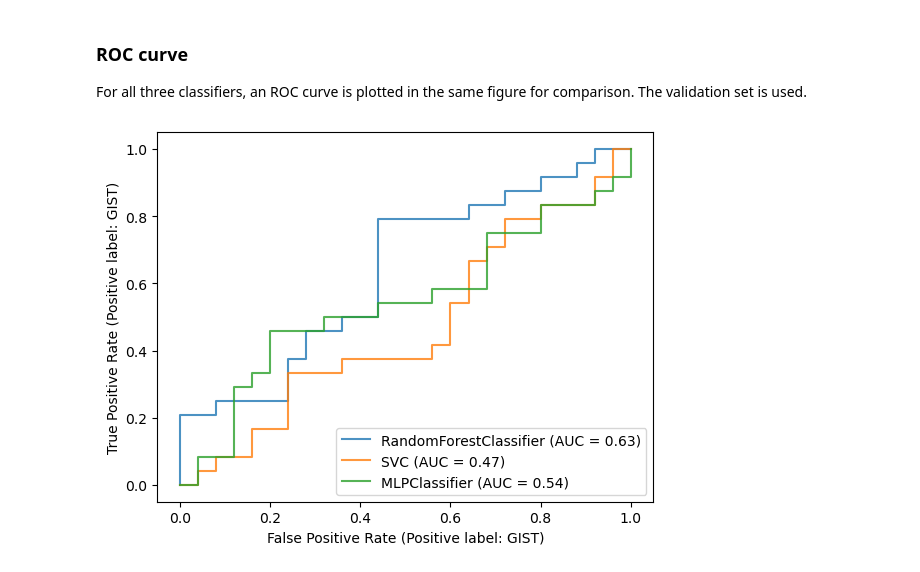
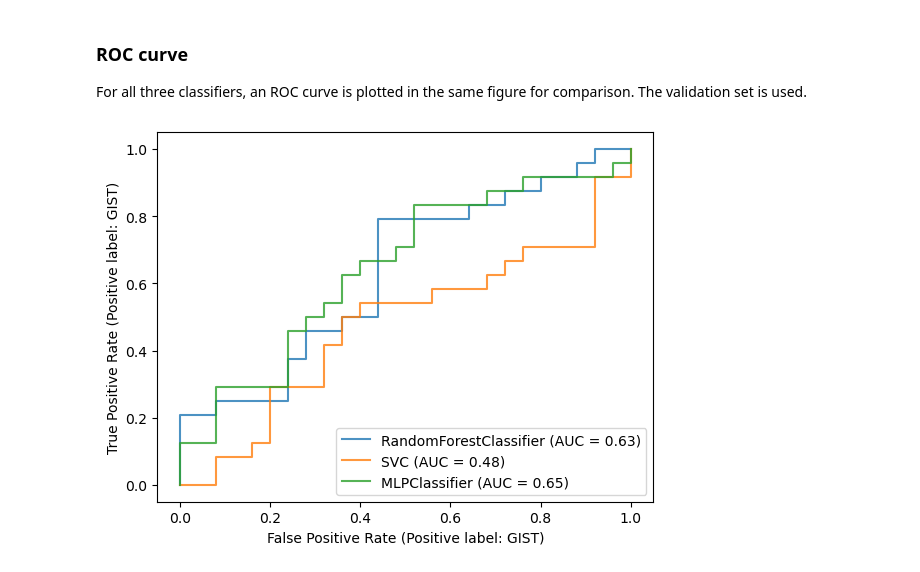
Before and after one commit to ecmbuijsman/TM10007_ML, a Jupyter notebook: assignment.ipynb, the cells around one changed output. Saved outputs shown, nothing was run; the diff lists cells and outputs as text; code cells hidden in the pictures.

```diff
--- a/assignment.ipynb
+++ b/assignment.ipynb
@@ -325,0 +333,23 @@ print('Accuracy score on the test set: ' + str(accuracy_score(y_test, mlp_predic
+# %%
+# Import necessary functions
+from sklearn.metrics import accuracy_score # calculating accuracy
+from sklearn.metrics import f1_score # calculating F1-score
+from sklearn.metrics import recall_score # calculating recall
+from sklearn.metrics import precision_score # calculating precision
+from sklearn.metrics import confusion_matrix # calculating confusion matrix
+from sklearn.neural_network import MLPClassifier # multilayer perceptron classifier
+
+# Neural networks with best hyperparameters
+mlp_model = MLPClassifier(solver='adam',max_iter=600,learning_rate='constant',hidden_layer_sizes=(15,95),alpha=0.01,activation='logistic',random_state=0)
+mlp_model.fit(train_pca, y_train)
+
+# Results of neural networks on validation set
+mlp_prediction = mlp_model.predict(validate_pca)
+mlp_accuracy = round(accuracy_score(y_validate, mlp_prediction), 2)
+mlp_f1 = round(f1_score(y_validate, mlp_prediction, pos_label='GIST'),2)
+mlp_recall = round(recall_score(y_validate, mlp_prediction, pos_label='GIST'),2)
+mlp_precision = round(precision_score(y_validate, mlp_prediction, pos_label='GIST'),2)
+
+tp, fn, fp, tn = confusion_matrix(y_validate,mlp_prediction).ravel()
+mlp_sens = round(tp/(tp+fn),2)
+mlp_spec = round(tn/(tn+fp),2)
@@ -334,28 +376,16 @@ For all three classifiers, an ROC curve is plotted in the same figure for compar
 # %%
 from sklearn.metrics import RocCurveDisplay
 
-# Support vector classifier with selected hyperparameters, fitted on train data
-svc = svm.SVC(kernel='poly', gamma='scale', degree=3, coef0=0, C=10, random_state=0)
-svc.fit(train_pca, y_train)
-# Estimation on validation set
-svc_disp = RocCurveDisplay.from_estimator(svc, validate_pca, y_validate, ax=ax, alpha=0.8,pos_label='GIST')
 
-# Random forest classifier with selected hyperparameters, fitted on train data
-rfc = RandomForestClassifier(n_estimators=250,max_depth=150,min_samples_split=4,min_samples_leaf=3,bootstrap=False,random_state=0)
-rfc.fit(train_pca, y_train)
-# Estimation on validation set
-rfc_disp = RocCurveDisplay.from_estimator(rfc, validate_pca, y_validate, ax=ax, alpha=0.8,pos_label='GIST')
-
-# Multilayer perceptron classifier with selected hyperparameters, fitted on train data
-mlpc = MLPClassifier(solver= 'sgd', learning_rate_init= 0.01, hidden_layer_sizes= (60,60,60), early_stopping= False, alpha= 0.0001, random_state=0)
-mlpc.fit(train_pca, y_train)
-# Estimation on validation set
-mlpc_disp = RocCurveDisplay.from_estimator(mlp, validate_pca, y_validate, ax=ax, alpha=0.8,pos_label='GIST')
+svc_disp = RocCurveDisplay.from_estimator(svm_model, validate_pca, y_validate, ax=ax, alpha=0.8,pos_label='GIST')
+rfc_disp = RocCurveDisplay.from_estimator(rf_model, validate_pca, y_validate, ax=ax, alpha=0.8,pos_label='GIST')
+mlpc_disp = RocCurveDisplay.from_estimator(mlp_model, validate_pca, y_validate, ax=ax, alpha=0.8,pos_label='GIST')
 
 ax = plt.gca()
+
 rfc_disp.plot(ax=ax, alpha=0.8)
 svc_disp.plot(ax=ax, alpha=0.8)
 mlpc_disp.plot(ax=ax, alpha=0.8)
 plt.show()
 # %% [output]
-[figure, old version]
+[figure, new version]
```
Also changed, not shown: parts of 18 cells of this notebook.
